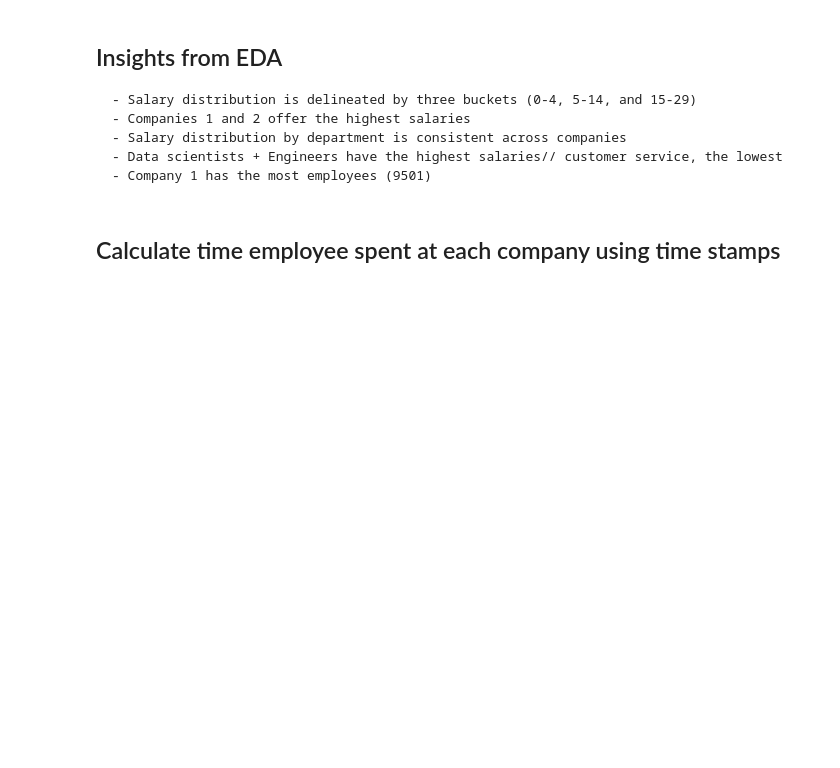
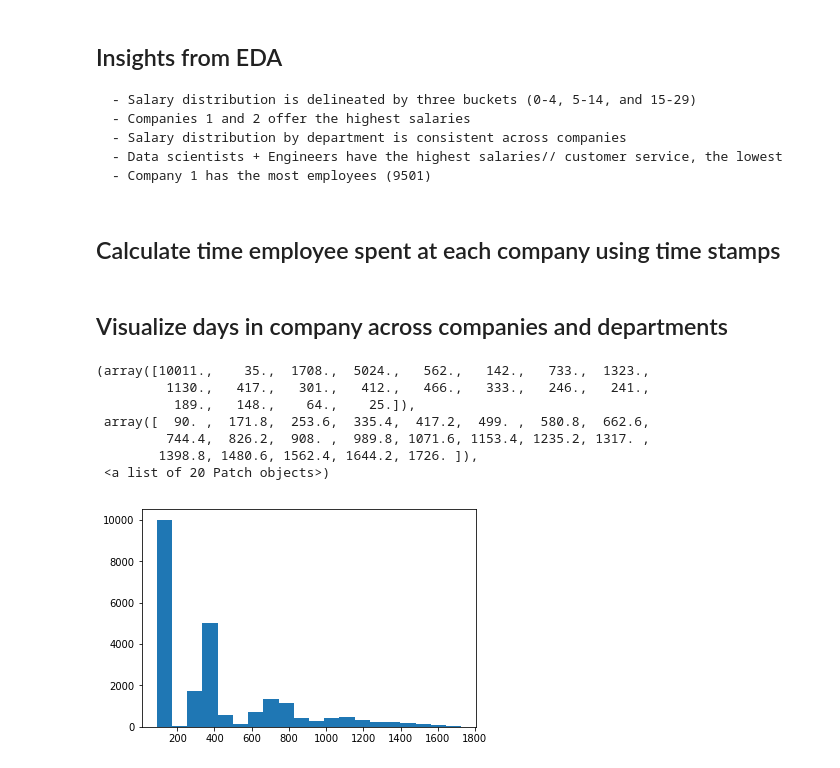
Before and after one commit to Chowcow/Datascience-AI, a Jupyter notebook: Employee Turnover Models.ipynb, the cells around one changed output. Cells and saved outputs as stored; diff of their text form; code cells hidden in the pictures; blank space fills up the shorter version.

Commit message:
added visualizations

```diff
--- a/Employee Turnover Models.ipynb
+++ b/Employee Turnover Models.ipynb
@@ -149,3 +149,19 @@ for i in range(len(data)):
         quit.append(1)
 
 data['quit_company'] = quit
+# %% [markdown]
+## Visualize days in company across companies and departments
+# %%
+quit_data= data[data['days_in_company'] > 0].copy().reset_index(drop=True)
+stay_data= data[data['days_in_company'] < 0].copy().reset_index(drop=True)
+# %%
+plt.hist(quit_data['days_in_company'].values, bins=20)
+# %% [output]
+(array([10011.,    35.,  1708.,  5024.,   562.,   142.,   733.,  1323.,
+         1130.,   417.,   301.,   412.,   466.,   333.,   246.,   241.,
+          189.,   148.,    64.,    25.]),
+ array([  90. ,  171.8,  253.6,  335.4,  417.2,  499. ,  580.8,  662.6,
+         744.4,  826.2,  908. ,  989.8, 1071.6, 1153.4, 1235.2, 1317. ,
+        1398.8, 1480.6, 1562.4, 1644.2, 1726. ]),
+ <a list of 20 Patch objects>)
+[figure, added]
```
Also changed, not shown: parts of 12 cells of this notebook.
